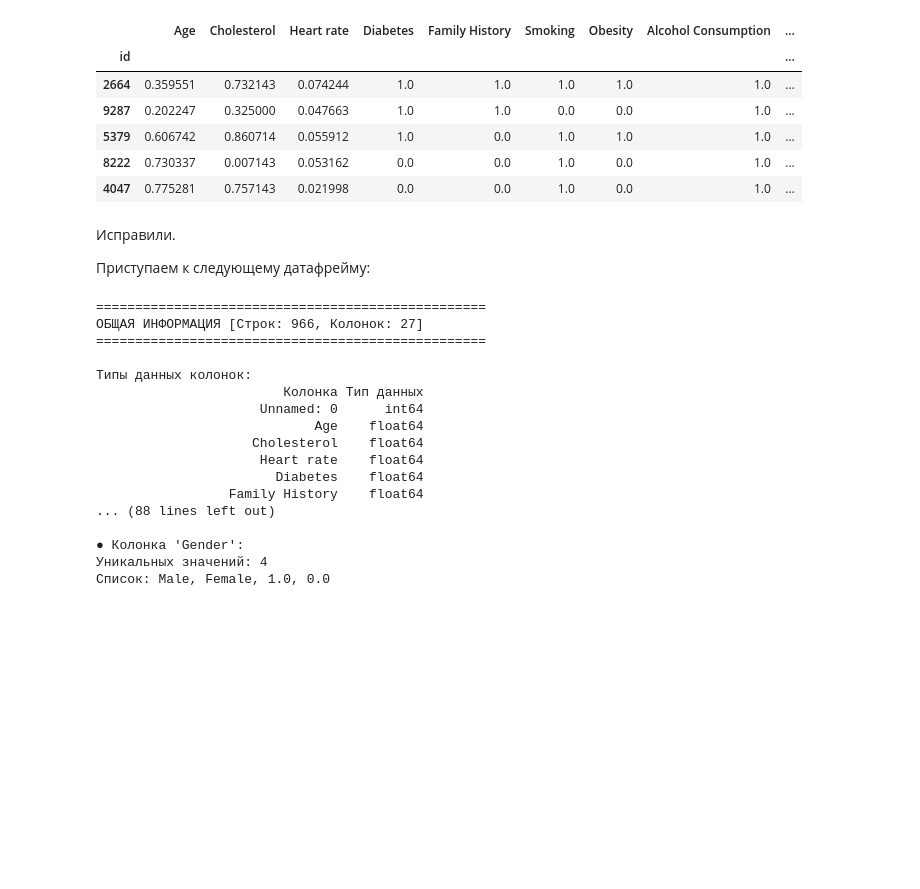
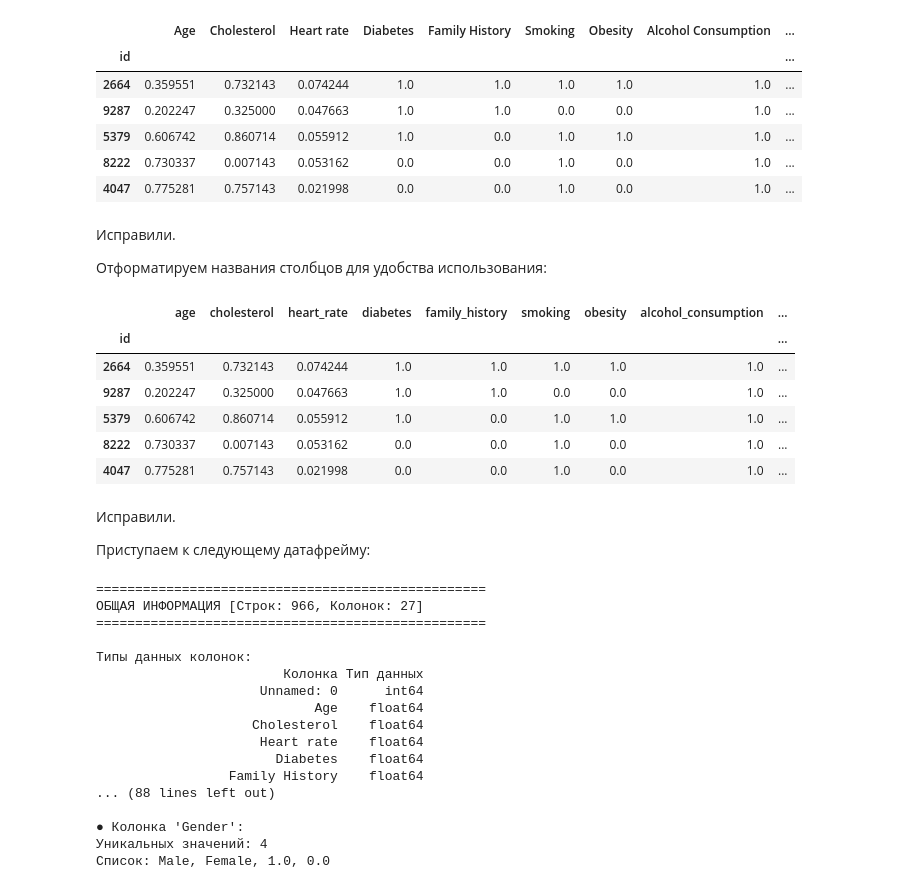
Before and after one commit to madLary/practicum-workshop-cvd-model, a Jupyter notebook: workshop-cdv-research.ipynb, the cells around one changed output. Cells and saved outputs as stored; diff of their text form; code cells hidden in the pictures; blank space fills up the shorter version.

```diff
--- a/workshop-cdv-research.ipynb
+++ b/workshop-cdv-research.ipynb
@@ -750,7 +780,22 @@ memory usage: 1.8+ MB
 # %% [markdown]
 Исправили.
 
-Приступаем к следующему датафрейму:
+Отформатируем названия столбцов для удобства использования:
+# %%
+format_column_names(train)
+train.head()
+# %% [output]
+|  | age | cholesterol | heart_rate | diabetes | family_history | smoking | obesity | alcohol_consumption | ... |
+| id |  |  |  |  |  |  |  |  | ... |
+| 2664 | 0.359551 | 0.732143 | 0.074244 | 1.0 | 1.0 | 1.0 | 1.0 | 1.0 | ... |
+| 9287 | 0.202247 | 0.325000 | 0.047663 | 1.0 | 1.0 | 0.0 | 0.0 | 1.0 | ... |
+| 5379 | 0.606742 | 0.860714 | 0.055912 | 1.0 | 0.0 | 1.0 | 1.0 | 1.0 | ... |
+| 8222 | 0.730337 | 0.007143 | 0.053162 | 0.0 | 0.0 | 1.0 | 0.0 | 1.0 | ... |
+| 4047 | 0.775281 | 0.757143 | 0.021998 | 0.0 | 0.0 | 1.0 | 0.0 | 1.0 | ... |
+# %% [markdown]
+Исправили.
+
+Приступаем к следующему датафрейму:
 # %%
 check_dataframe(test)
 # %% [output]
```
Also changed, not shown: parts of 6 cells of this notebook.
